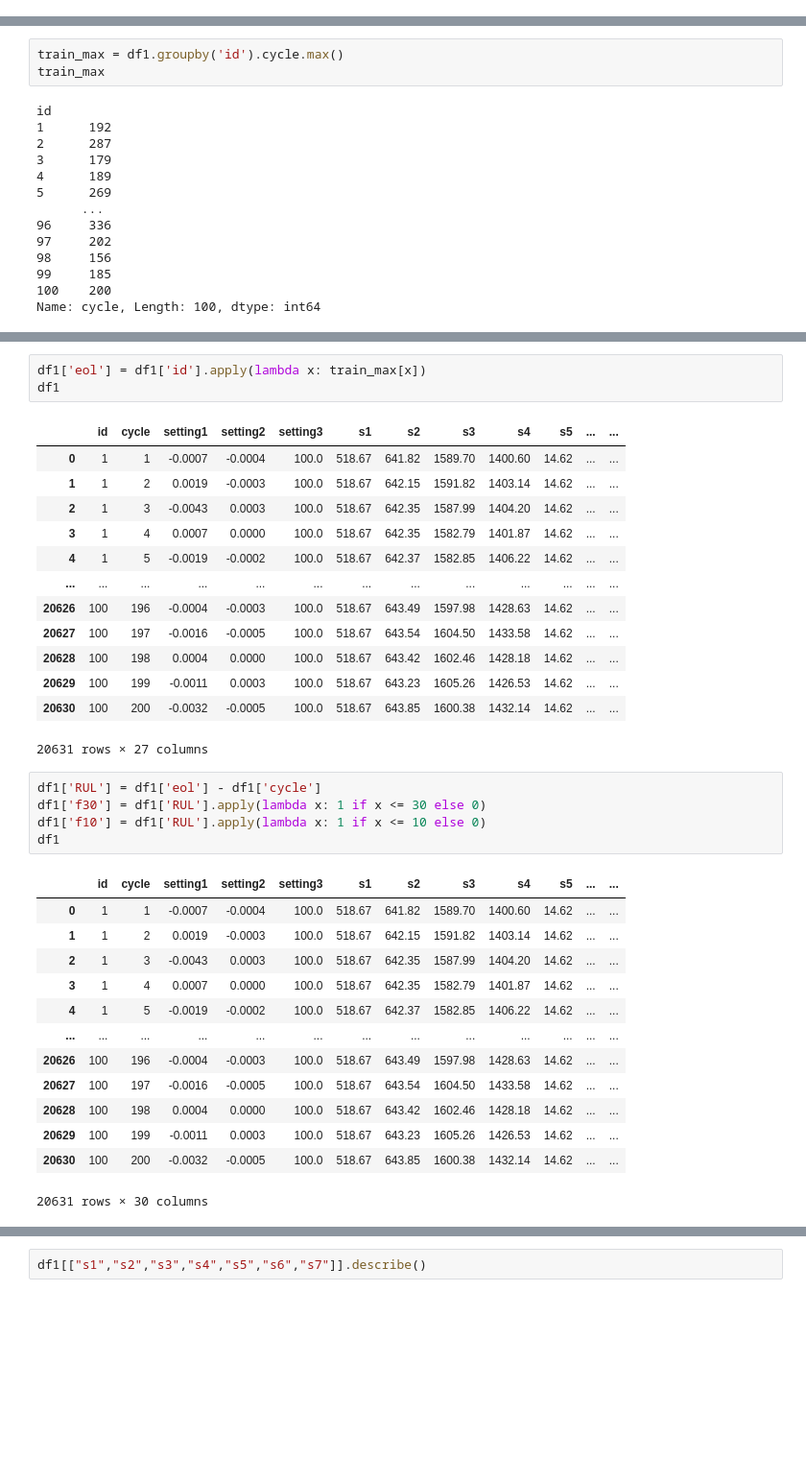
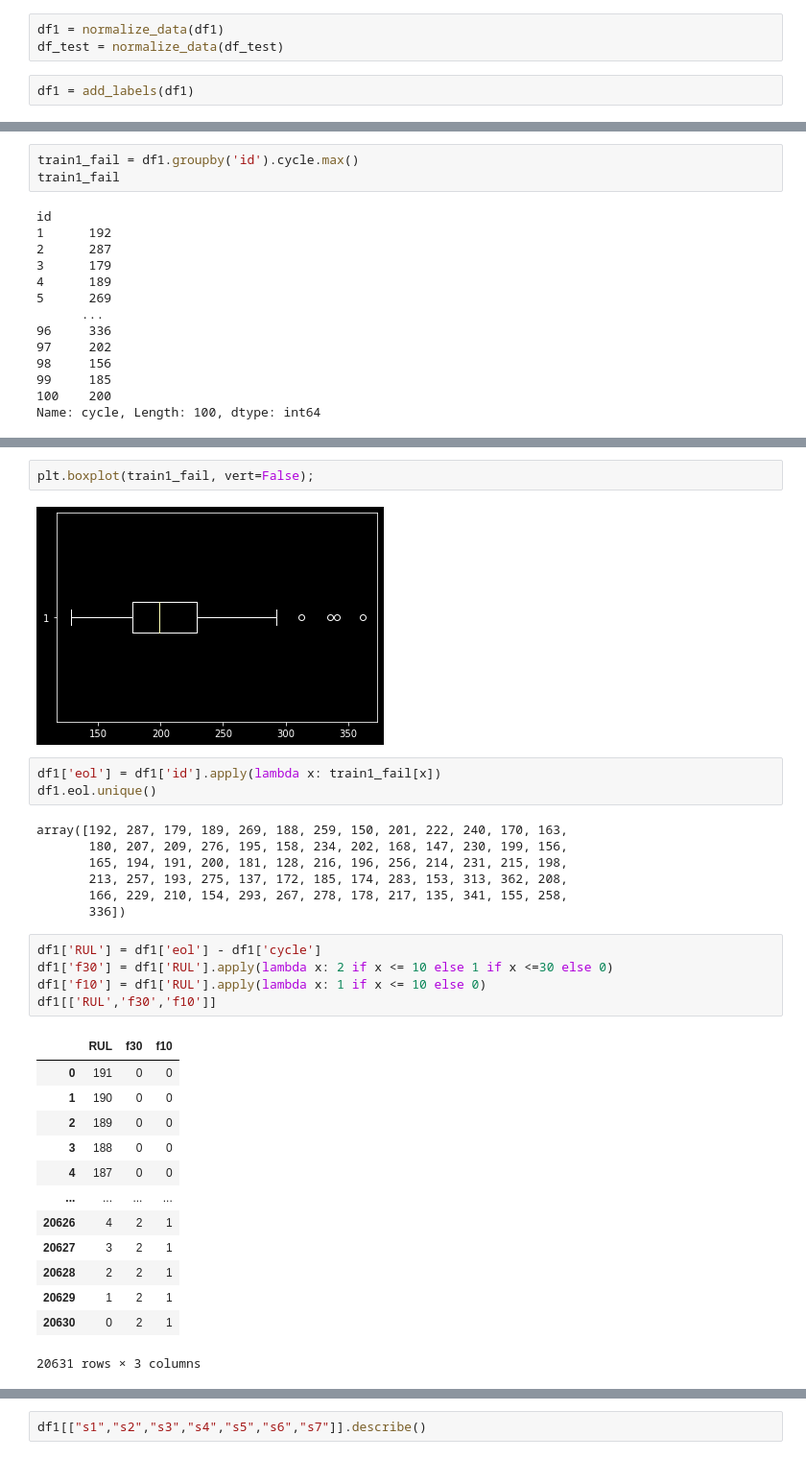
Before and after one commit to arcweld/DSI_Capstone_2, a Jupyter notebook: exploration.ipynb, the cells around one changed output, grey strips where cells are left out. Shown at 96% size. Cells and saved outputs as stored; diff of their text form; blank space fills up the shorter version.

```diff
--- a/exploration.ipynb
+++ b/exploration.ipynb
@@ -20,0 +91,5 @@ df1.drop(['x1', 'x2'], axis=1, inplace=True)
+# %%
+df1 = normalize_data(df1)
+df_test = normalize_data(df_test)
+# %%
+df1 = add_labels(df1)
@@ -21,6 +128,6 @@ df1.drop(['x1', 'x2'], axis=1, inplace=True)
 # %%
-train_max = df1.groupby('id').cycle.max()
-train_max
+train1_fail = df1.groupby('id').cycle.max()
+train1_fail
 # %% [output]
 id
 1      192
@@ -38,36 +150,33 @@ Name: cycle, Length: 100, dtype: int64
+# %%
+plt.boxplot(train1_fail, vert=False);
+# %% [output]
+[figure, added]
 # %%
-df1['eol'] = df1['id'].apply(lambda x: train_max[x])
-df1
+df1['eol'] = df1['id'].apply(lambda x: train1_fail[x])
+df1.eol.unique()
 # %% [output]
-|  | id | cycle | setting1 | setting2 | setting3 | s1 | s2 | s3 | s4 | s5 | ... | ... |
-| 0 | 1 | 1 | -0.0007 | -0.0004 | 100.0 | 518.67 | 641.82 | 1589.70 | 1400.60 | 14.62 | ... | ... |
-| 1 | 1 | 2 | 0.0019 | -0.0003 | 100.0 | 518.67 | 642.15 | 1591.82 | 1403.14 | 14.62 | ... | ... |
-| 2 | 1 | 3 | -0.0043 | 0.0003 | 100.0 | 518.67 | 642.35 | 1587.99 | 1404.20 | 14.62 | ... | ... |
-| 3 | 1 | 4 | 0.0007 | 0.0000 | 100.0 | 518.67 | 642.35 | 1582.79 | 1401.87 | 14.62 | ... | ... |
-| 4 | 1 | 5 | -0.0019 | -0.0002 | 100.0 | 518.67 | 642.37 | 1582.85 | 1406.22 | 14.62 | ... | ... |
-| ... | ... | ... | ... | ... | ... | ... | ... | ... | ... | ... | ... | ... |
-| 20626 | 100 | 196 | -0.0004 | -0.0003 | 100.0 | 518.67 | 643.49 | 1597.98 | 1428.63 | 14.62 | ... | ... |
-| 20627 | 100 | 197 | -0.0016 | -0.0005 | 100.0 | 518.67 | 643.54 | 1604.50 | 1433.58 | 14.62 | ... | ... |
-| 20628 | 100 | 198 | 0.0004 | 0.0000 | 100.0 | 518.67 | 643.42 | 1602.46 | 1428.18 | 14.62 | ... | ... |
-| 20629 | 100 | 199 | -0.0011 | 0.0003 | 100.0 | 518.67 | 643.23 | 1605.26 | 1426.53 | 14.62 | ... | ... |
-| 20630 | 100 | 200 | -0.0032 | -0.0005 | 100.0 | 518.67 | 643.85 | 1600.38 | 1432.14 | 14.62 | ... | ... |
-20631 rows × 27 columns
+array([192, 287, 179, 189, 269, 188, 259, 150, 201, 222, 240, 170, 163,
+       180, 207, 209, 276, 195, 158, 234, 202, 168, 147, 230, 199, 156,
+       165, 194, 191, 200, 181, 128, 216, 196, 256, 214, 231, 215, 198,
+       213, 257, 193, 275, 137, 172, 185, 174, 283, 153, 313, 362, 208,
+       166, 229, 210, 154, 293, 267, 278, 178, 217, 135, 341, 155, 258,
+       336])
 # %%
 df1['RUL'] = df1['eol'] - df1['cycle']
-df1['f30'] = df1['RUL'].apply(lambda x: 1 if x <= 30 else 0)
+df1['f30'] = df1['RUL'].apply(lambda x: 2 if x <= 10 else 1 if x <=30 else 0)
 df1['f10'] = df1['RUL'].apply(lambda x: 1 if x <= 10 else 0)
-df1
+df1[['RUL','f30','f10']]
 # %% [output]
-|  | id | cycle | setting1 | setting2 | setting3 | s1 | s2 | s3 | s4 | s5 | ... | ... |
-| 0 | 1 | 1 | -0.0007 | -0.0004 | 100.0 | 518.67 | 641.82 | 1589.70 | 1400.60 | 14.62 | ... | ... |
-| 1 | 1 | 2 | 0.0019 | -0.0003 | 100.0 | 518.67 | 642.15 | 1591.82 | 1403.14 | 14.62 | ... | ... |
-| 2 | 1 | 3 | -0.0043 | 0.0003 | 100.0 | 518.67 | 642.35 | 1587.99 | 1404.20 | 14.62 | ... | ... |
-| 3 | 1 | 4 | 0.0007 | 0.0000 | 100.0 | 518.67 | 642.35 | 1582.79 | 1401.87 | 14.62 | ... | ... |
-| 4 | 1 | 5 | -0.0019 | -0.0002 | 100.0 | 518.67 | 642.37 | 1582.85 | 1406.22 | 14.62 | ... | ... |
-| ... | ... | ... | ... | ... | ... | ... | ... | ... | ... | ... | ... | ... |
-| 20626 | 100 | 196 | -0.0004 | -0.0003 | 100.0 | 518.67 | 643.49 | 1597.98 | 1428.63 | 14.62 | ... | ... |
-| 20627 | 100 | 197 | -0.0016 | -0.0005 | 100.0 | 518.67 | 643.54 | 1604.50 | 1433.58 | 14.62 | ... | ... |
-| 20628 | 100 | 198 | 0.0004 | 0.0000 | 100.0 | 518.67 | 643.42 | 1602.46 | 1428.18 | 14.62 | ... | ... |
-| 20629 | 100 | 199 | -0.0011 | 0.0003 | 100.0 | 518.67 | 643.23 | 1605.26 | 1426.53 | 14.62 | ... | ... |
-| 20630 | 100 | 200 | -0.0032 | -0.0005 | 100.0 | 518.67 | 643.85 | 1600.38 | 1432.14 | 14.62 | ... | ... |
+|  | RUL | f30 | f10 |
+| 0 | 191 | 0 | 0 |
+| 1 | 190 | 0 | 0 |
+| 2 | 189 | 0 | 0 |
+| 3 | 188 | 0 | 0 |
+| 4 | 187 | 0 | 0 |
+| ... | ... | ... | ... |
+| 20626 | 4 | 2 | 1 |
+| 20627 | 3 | 2 | 1 |
+| 20628 | 2 | 2 | 1 |
+| 20629 | 1 | 2 | 1 |
+| 20630 | 0 | 2 | 1 |
-20631 rows × 30 columns
+20631 rows × 3 columns
```
Also changed, not shown: parts of 65 cells of this notebook, 4 other files.
